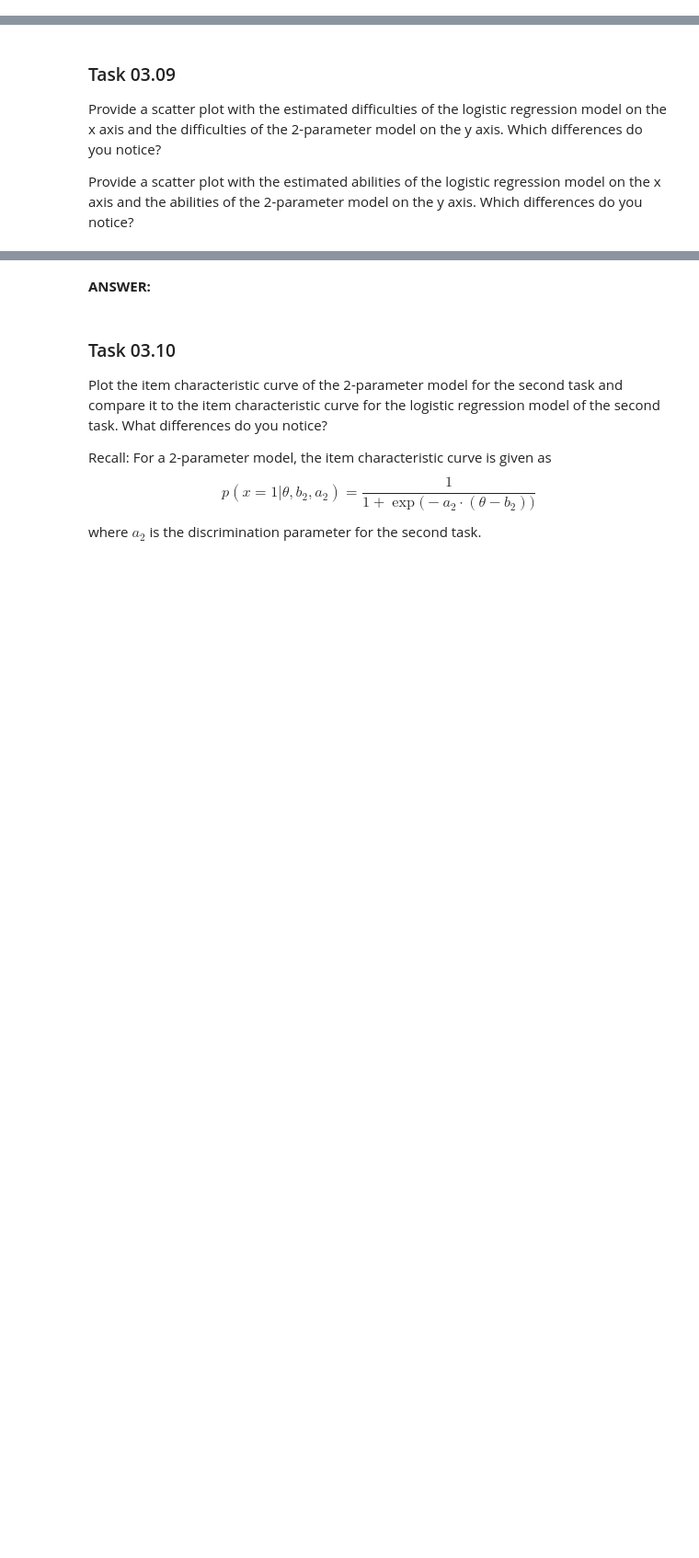
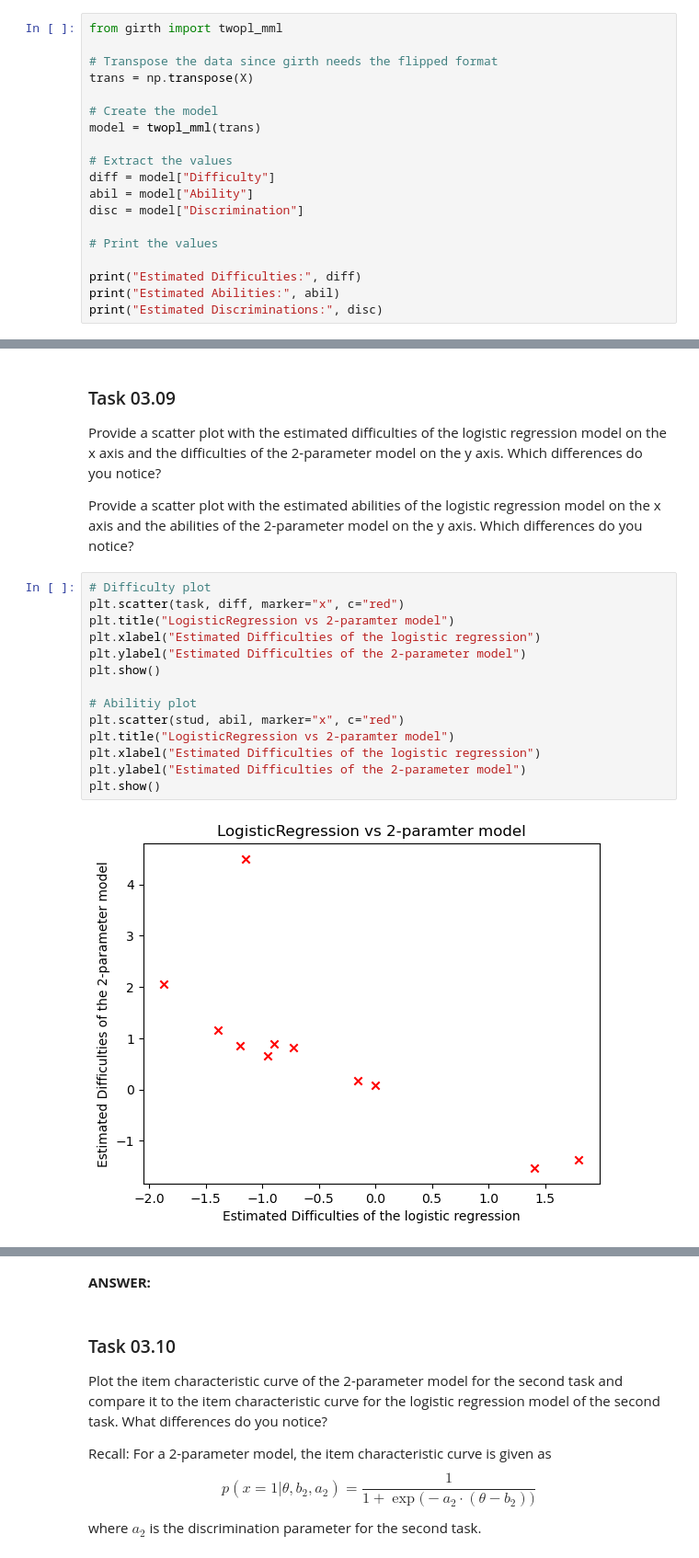
Before and after one commit to d3nnis2001/Data-Mining-Lecture, a Jupyter notebook: Abgabe3/sheet03.ipynb, the cells around one changed output, grey strips where cells are left out. Shown at 92% size. Drawn from its saved outputs; the diff is of its cells as text; blank space fills up the shorter version.

Commit message:
added task 7-10

```diff
--- a/Abgabe3/sheet03.ipynb
+++ b/Abgabe3/sheet03.ipynb
@@ -229,3 +227,22 @@ from girth import twopl_mml
+# %%
+from girth import twopl_mml
+
+# Transpose the data since girth needs the flipped format
+trans = np.transpose(X)
+
+# Create the model
+model = twopl_mml(trans)
+
+# Extract the values
+diff = model["Difficulty"]
+abil = model["Ability"]
+disc = model["Discrimination"]
+
+# Print the values
+
+print("Estimated Difficulties:", diff)
+print("Estimated Abilities:", abil)
+print("Estimated Discriminations:", disc)
 # %% [markdown]
 ### Task 03.08
 
@@ -250,3 +282,19 @@ Compute the matrix `Xhat` of predicted pass/fails and then compute the accuracy
 Provide a scatter plot with the estimated difficulties of the logistic regression model on the x axis and the difficulties of the 2-parameter model on the y axis. Which differences do you notice?
 
 Provide a scatter plot with the estimated abilities of the logistic regression model on the x axis and the abilities of the 2-parameter model on the y axis. Which differences do you notice?
+# %%
+# Difficulty plot
+plt.scatter(task, diff, marker="x", c="red")
+plt.title("LogisticRegression vs 2-paramter model")
+plt.xlabel("Estimated Difficulties of the logistic regression")
+plt.ylabel("Estimated Difficulties of the 2-parameter model")
+plt.show()
+
+# Abilitiy plot
+plt.scatter(stud, abil, marker="x", c="red")
+plt.title("LogisticRegression vs 2-paramter model")
+plt.xlabel("Estimated Difficulties of the logistic regression")
+plt.ylabel("Estimated Difficulties of the 2-parameter model")
+plt.show()
+# %% [output]
+[figure, added]
```
Also changed, not shown: parts of 6 cells of this notebook.
